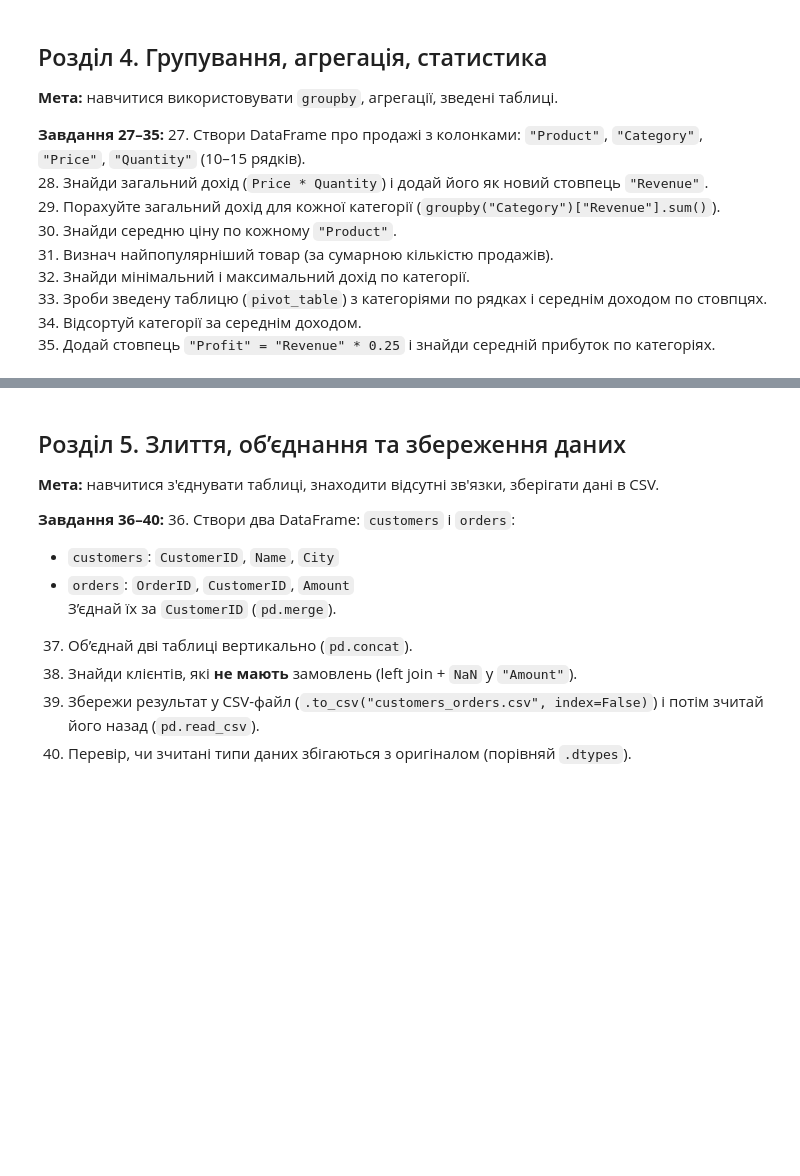
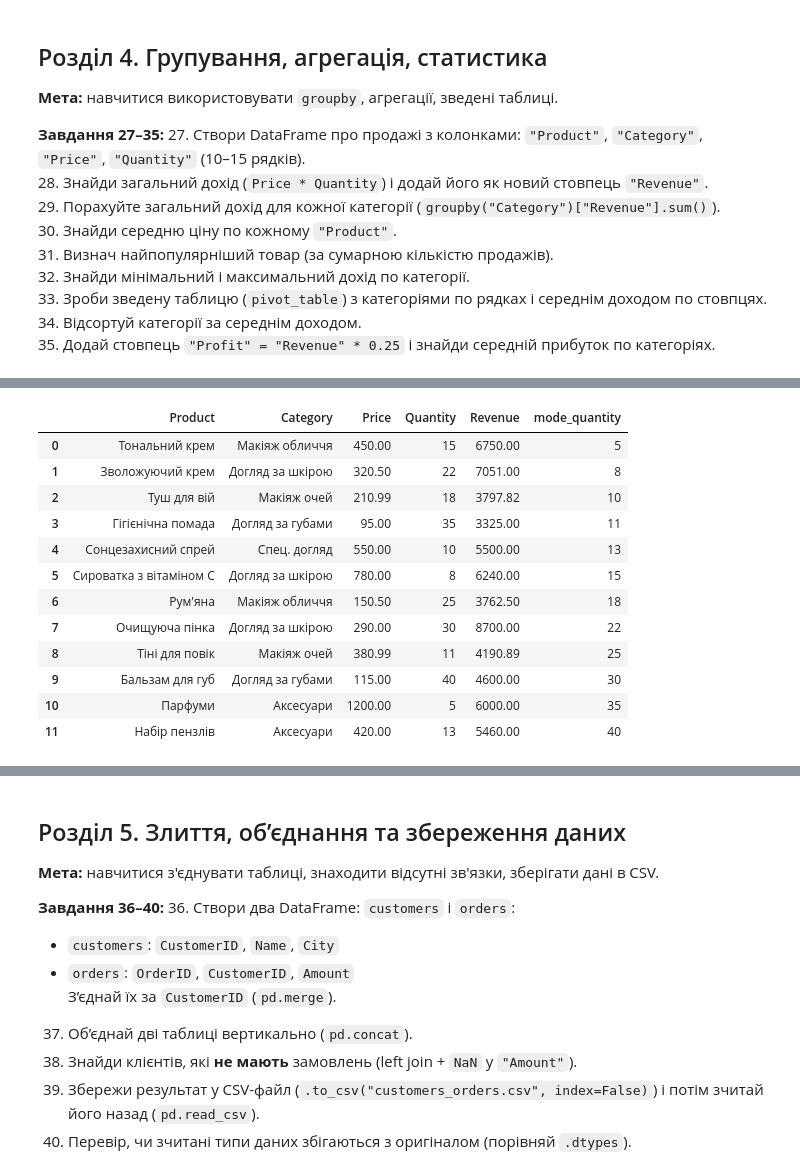
Before and after one commit to SvitlanaShustur/test-tasks-Python-DTA, a Jupyter notebook: pandas_matplotlib_practice.ipynb, the cells around one changed output, grey strips where cells are left out. Cells and saved outputs as stored; diff of their text form; code cells hidden in the pictures; blank space fills up the shorter version.

```diff
--- a/pandas_matplotlib_practice.ipynb
+++ b/pandas_matplotlib_practice.ipynb
@@ -279,3 +358,35 @@ df
 # Підказка: можеш згенерувати випадкові дані за допомогою np.random.
 
 # Твій код тут ↓
+# %%
+# 27.Створи DataFrame про продажі з колонками: `"Product"`, `"Category"`, `"Price"`, `"Quantity"` (10–15 рядків).
+
+sales_data_ua = {
+    "Product": [
+        "Тональний крем", "Зволожуючий крем", "Туш для вій", "Гігієнічна помада",
+        "Сонцезахисний спрей", "Сироватка з вітаміном С", "Рум'яна", "Очищуюча пінка",
+        "Тіні для повік", "Бальзам для губ", "Парфуми", "Набір пензлів"
+    ],
+    "Category": [
+        "Макіяж обличчя", "Догляд за шкірою", "Макіяж очей", "Догляд за губами",
+        "Спец. догляд", "Догляд за шкірою", "Макіяж обличчя", "Догляд за шкірою",
+        "Макіяж очей", "Догляд за губами", "Аксесуари", "Аксесуари"
+    ],
+    # Ціни з плаваючою комою (приклад, у грн)
+    "Price": [
+        450.00, 320.50, 210.99, 95.00,
+        550.00, 780.00, 150.50, 290.00,
+        380.99, 115.00, 1200.00, 420.00
+    ],
+    # Випадкові цілі числа для кількості
+    "Quantity": [
+        15, 22, 18, 35,
+        10, 8, 25, 30,
+        11, 40, 5, 13
+    ]
+}
+
+
+df = pd.DataFrame(sales_data_ua)
+
+print(df)
@@ -281,0 +458,18 @@ df
+# %%
+# 31. Визнач найпопулярніший товар (за сумарною кількістю продажів).
+df["mode_quantity"] = df['Quantity'].mode()
+df
+# %% [output]
+|  | Product | Category | Price | Quantity | Revenue | mode_quantity |
+| 0 | Тональний крем | Макіяж обличчя | 450.00 | 15 | 6750.00 | 5 |
+| 1 | Зволожуючий крем | Догляд за шкірою | 320.50 | 22 | 7051.00 | 8 |
+| 2 | Туш для вій | Макіяж очей | 210.99 | 18 | 3797.82 | 10 |
+| 3 | Гігієнічна помада | Догляд за губами | 95.00 | 35 | 3325.00 | 11 |
+| 4 | Сонцезахисний спрей | Спец. догляд | 550.00 | 10 | 5500.00 | 13 |
+| 5 | Сироватка з вітаміном С | Догляд за шкірою | 780.00 | 8 | 6240.00 | 15 |
+| 6 | Рум'яна | Макіяж обличчя | 150.50 | 25 | 3762.50 | 18 |
+| 7 | Очищуюча пінка | Догляд за шкірою | 290.00 | 30 | 8700.00 | 22 |
+| 8 | Тіні для повік | Макіяж очей | 380.99 | 11 | 4190.89 | 25 |
+| 9 | Бальзам для губ | Догляд за губами | 115.00 | 40 | 4600.00 | 30 |
+| 10 | Парфуми | Аксесуари | 1200.00 | 5 | 6000.00 | 35 |
+| 11 | Набір пензлів | Аксесуари | 420.00 | 13 | 5460.00 | 40 |
```
Also changed, not shown: parts of 25 cells of this notebook, 3 other files.
